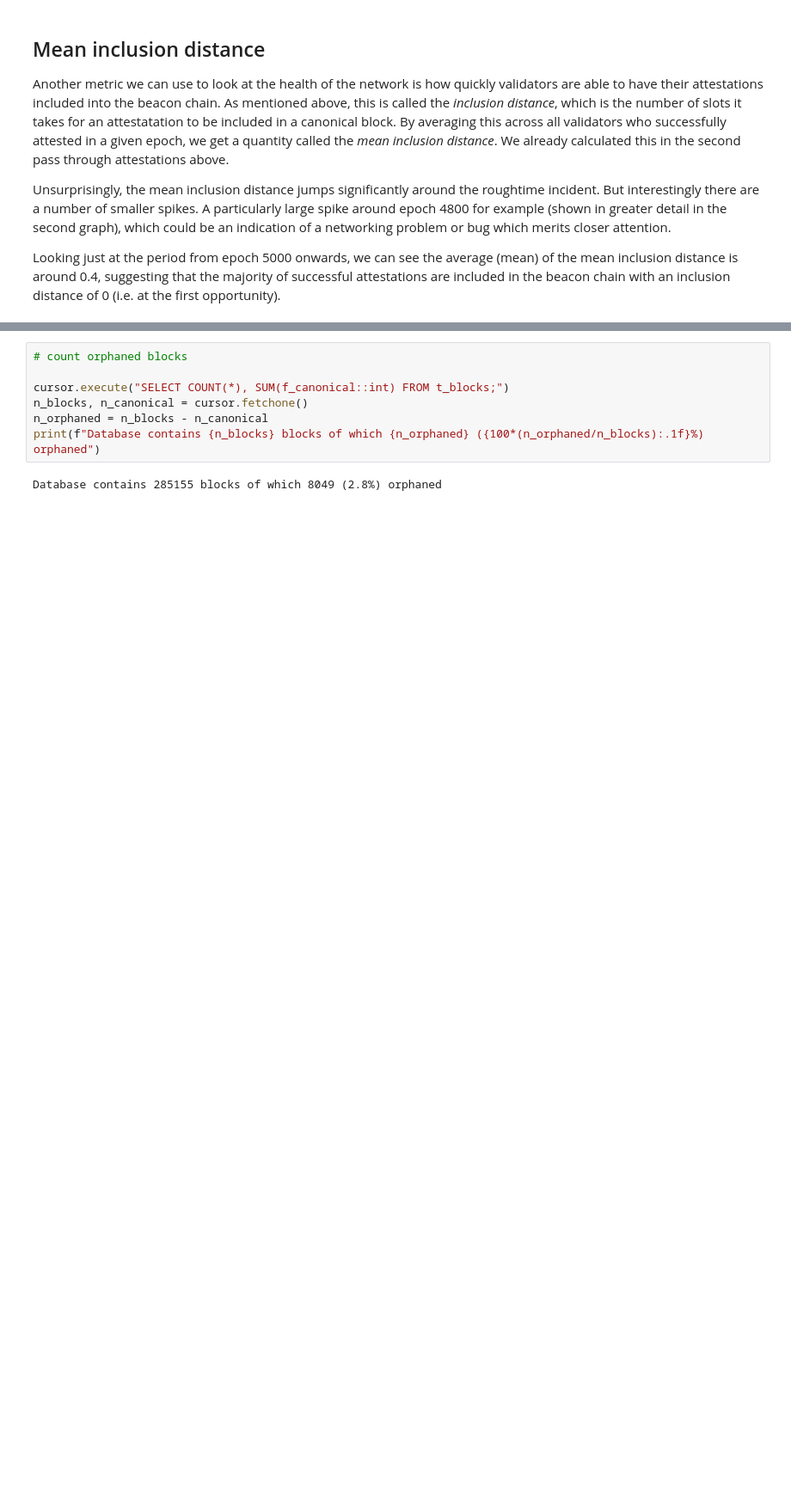
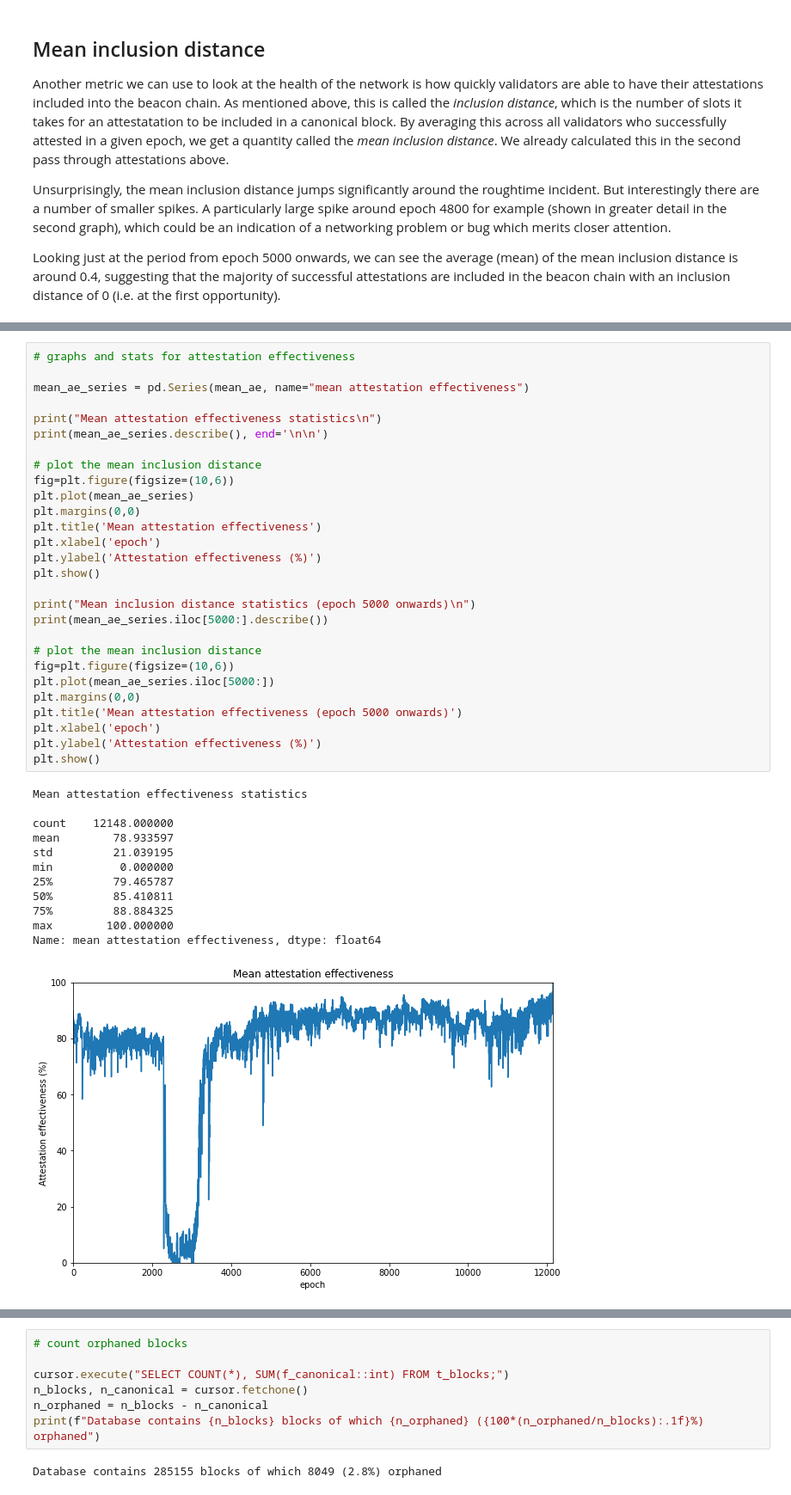
Before and after one commit to pintail-xyz/medalla_analysis, a Jupyter notebook: medalla_analysis.ipynb, the cells around one changed output, grey strips where cells are left out. Shown at 86% size. Cells and saved outputs as stored; diff of their text form; blank space fills up the shorter version.

```diff
--- a/medalla_analysis.ipynb
+++ b/medalla_analysis.ipynb
@@ -490,0 +520,41 @@ Name: mean inclusion distance, dtype: float64
+# %%
+# graphs and stats for attestation effectiveness
+
+mean_ae_series = pd.Series(mean_ae, name="mean attestation effectiveness")
+
+print("Mean attestation effectiveness statistics\n")
+print(mean_ae_series.describe(), end='\n\n')
+
+# plot the mean inclusion distance
+fig=plt.figure(figsize=(10,6))
+plt.plot(mean_ae_series)
+plt.margins(0,0)
+plt.title('Mean attestation effectiveness')
+plt.xlabel('epoch')
+plt.ylabel('Attestation effectiveness (%)')
+plt.show()
+
+print("Mean inclusion distance statistics (epoch 5000 onwards)\n")
+print(mean_ae_series.iloc[5000:].describe())
+
+# plot the mean inclusion distance
+fig=plt.figure(figsize=(10,6))
+plt.plot(mean_ae_series.iloc[5000:])
+plt.margins(0,0)
+plt.title('Mean attestation effectiveness (epoch 5000 onwards)')
+plt.xlabel('epoch')
+plt.ylabel('Attestation effectiveness (%)')
+plt.show()
+# %% [output]
+Mean attestation effectiveness statistics
+
+count    12148.000000
+mean        78.933597
+std         21.039195
+min          0.000000
+25%         79.465787
+50%         85.410811
+75%         88.884325
+max        100.000000
+Name: mean attestation effectiveness, dtype: float64
+[figure, added]
```
Also changed, not shown: parts of 15 cells of this notebook, 2 other files.
